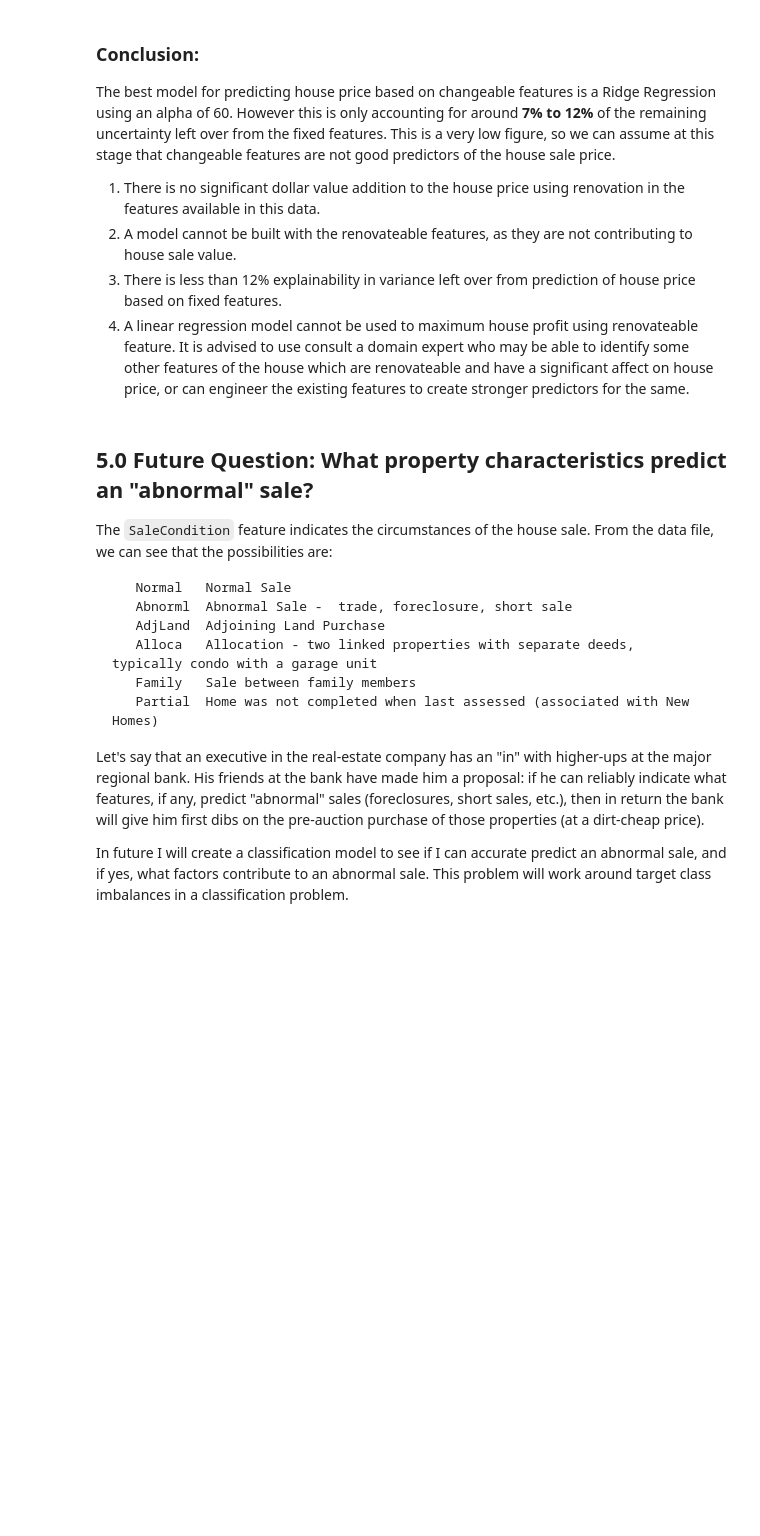
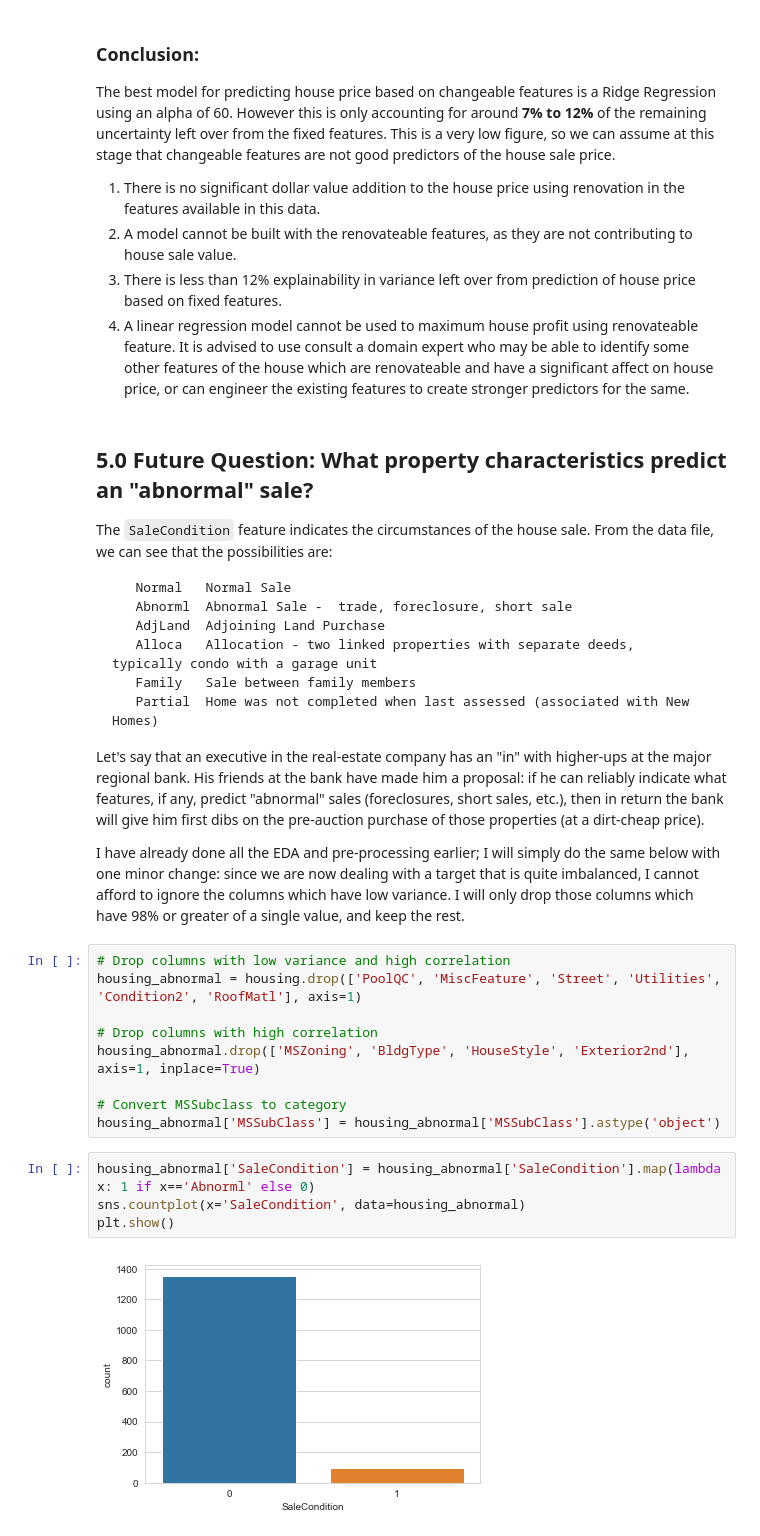
Before and after one commit to saadabbass84/Ames-Housing-Price-Prediction, a Jupyter notebook: Ames Housing Price Prediction.ipynb, the cells around one changed output. Drawn from its saved outputs; the diff is of its cells as text; blank space fills up the shorter version.

```diff
--- a/Ames Housing Price Prediction.ipynb
+++ b/Ames Housing Price Prediction.ipynb
@@ -800,4 +809,19 @@ The `SaleCondition` feature indicates the circumstances of the house sale. From
 
 Let's say that an executive in the real-estate company has an "in" with higher-ups at the major regional bank. His friends at the bank have made him a proposal: if he can reliably indicate what features, if any, predict "abnormal" sales (foreclosures, short sales, etc.), then in return the bank will give him first dibs on the pre-auction purchase of those properties (at a dirt-cheap price).
 
-In future I will create a classification model to see if I can accurate predict an abnormal sale, and if yes, what factors contribute to an abnormal sale. This problem will work around target class imbalances in a classification problem.
+I have already done all the EDA and pre-processing earlier; I will simply do the same below with one minor change: since we are now dealing with a target that is quite imbalanced, I cannot afford to ignore the columns which have low variance. I will only drop those columns which have 98% or greater of a single value, and keep the rest.
+# %%
+# Drop columns with low variance and high correlation
+housing_abnormal = housing.drop(['PoolQC', 'MiscFeature', 'Street', 'Utilities', 'Condition2', 'RoofMatl'], axis=1)
+
+# Drop columns with high correlation
+housing_abnormal.drop(['MSZoning', 'BldgType', 'HouseStyle', 'Exterior2nd'], axis=1, inplace=True)
+
+# Convert MSSubclass to category
+housing_abnormal['MSSubClass'] = housing_abnormal['MSSubClass'].astype('object')
+# %%
+housing_abnormal['SaleCondition'] = housing_abnormal['SaleCondition'].map(lambda x: 1 if x=='Abnorml' else 0)
+sns.countplot(x='SaleCondition', data=housing_abnormal)
+plt.show()
+# %% [output]
+[figure, added]
```
Also changed, not shown: parts of 31 cells of this notebook, 7 other files.
